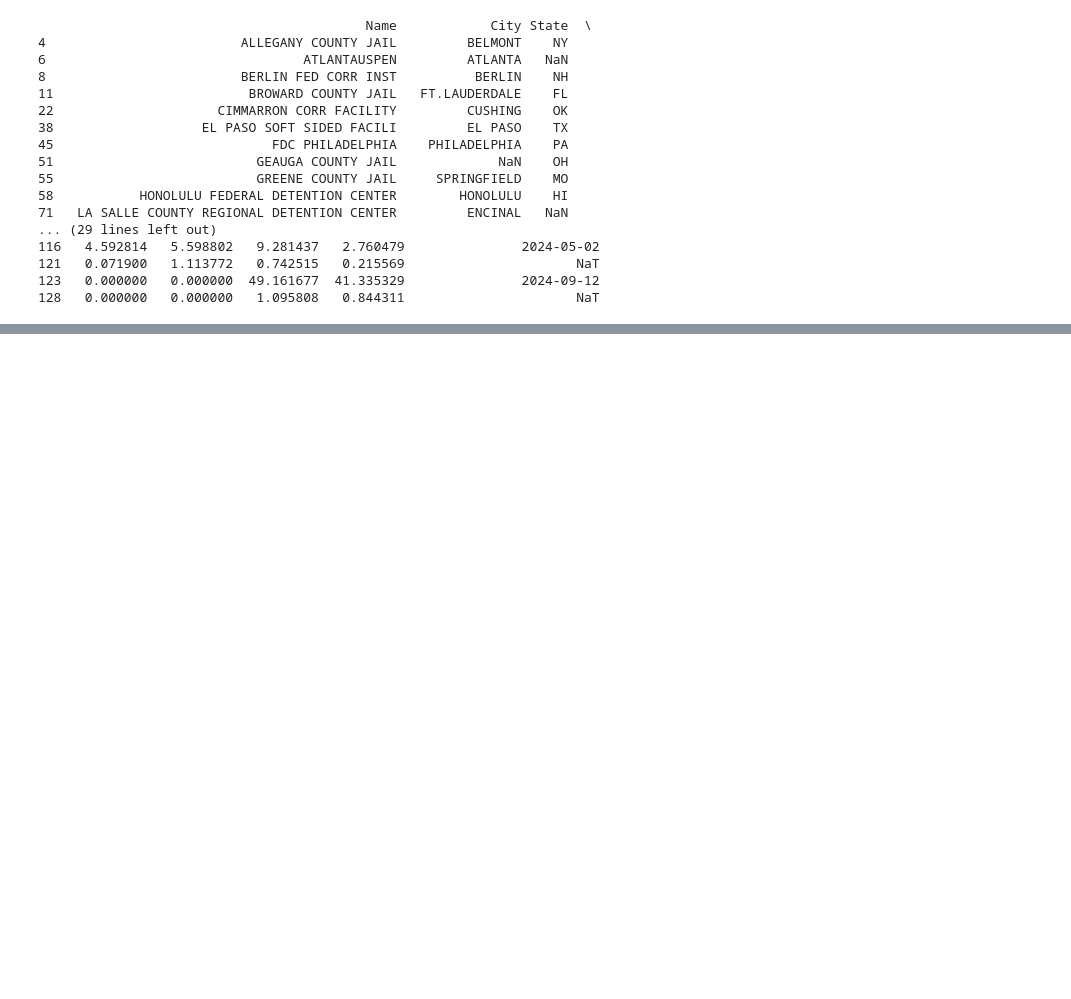
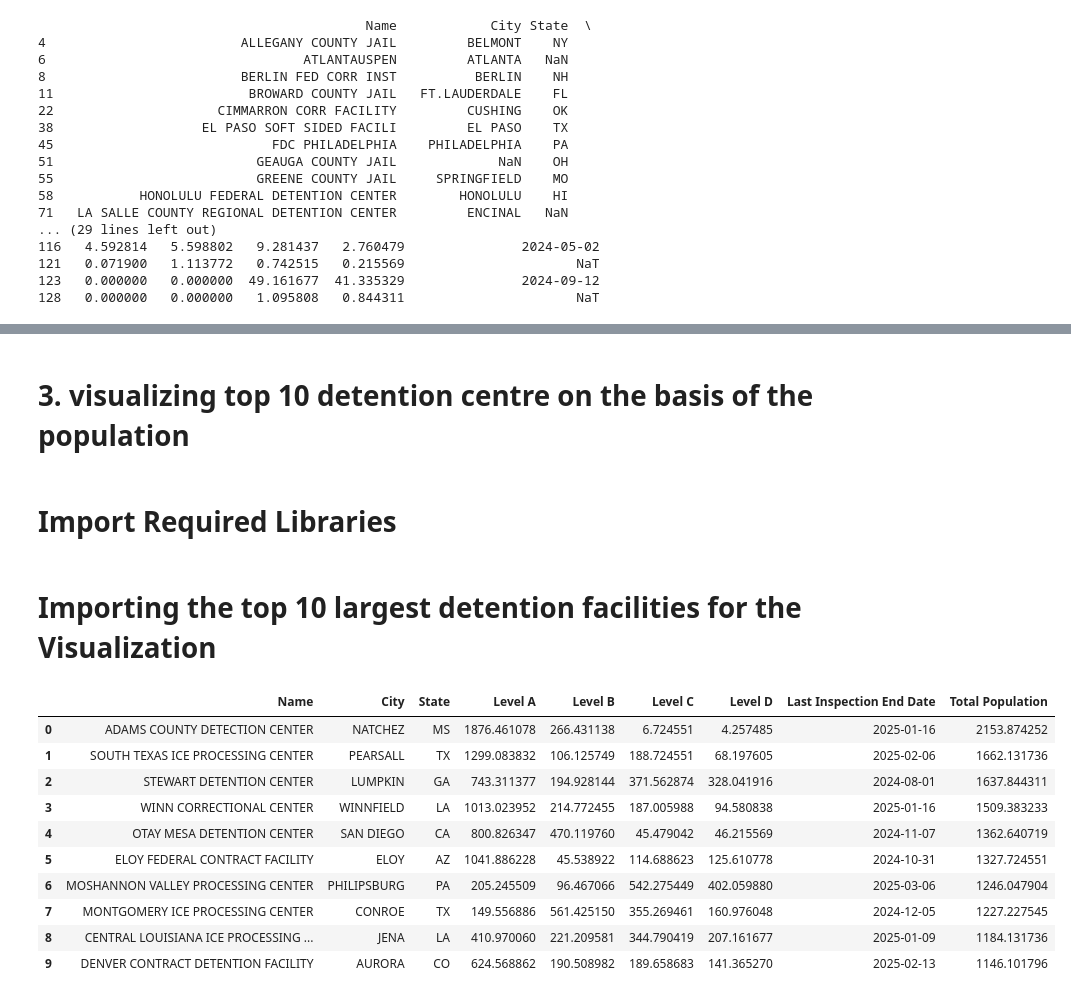
Before and after one commit to subekshya-s/data-screening-exercise, a Jupyter notebook: ice_data_cleaning.ipynb, the cells around one changed output, grey strips where cells are left out. Saved outputs shown, nothing was run; the diff lists cells and outputs as text; code cells hidden in the pictures; blank space fills up the shorter version.

```diff
--- a/ice_data_cleaning.ipynb
+++ b/ice_data_cleaning.ipynb
@@ -358,0 +426,4 @@ df.to_csv("data/cleaned_ice_detention.csv",index=False,encoding="utf-8")
+# %% [markdown]
+# 3. visualizing top 10 detention centre on the basis of the population
+# %% [markdown]
+# Import Required Libraries
@@ -358,0 +436,17 @@ df.to_csv("data/cleaned_ice_detention.csv",index=False,encoding="utf-8")
+# %% [markdown]
+# Importing the top 10 largest detention  facilities for the Visualization
+# %%
+top_10_largest_detention = pd.read_csv("data/top_10_detention_facilities.csv")
+top_10_largest_detention
+# %% [output]
+|  | Name | City | State | Level A | Level B | Level C | Level D | Last Inspection End Date | Total Population |
+| 0 | ADAMS COUNTY DETECTION CENTER | NATCHEZ | MS | 1876.461078 | 266.431138 | 6.724551 | 4.257485 | 2025-01-16 | 2153.874252 |
+| 1 | SOUTH TEXAS ICE PROCESSING CENTER | PEARSALL | TX | 1299.083832 | 106.125749 | 188.724551 | 68.197605 | 2025-02-06 | 1662.131736 |
+| 2 | STEWART DETENTION CENTER | LUMPKIN | GA | 743.311377 | 194.928144 | 371.562874 | 328.041916 | 2024-08-01 | 1637.844311 |
+| 3 | WINN CORRECTIONAL CENTER | WINNFIELD | LA | 1013.023952 | 214.772455 | 187.005988 | 94.580838 | 2025-01-16 | 1509.383233 |
+| 4 | OTAY MESA DETENTION CENTER | SAN DIEGO | CA | 800.826347 | 470.119760 | 45.479042 | 46.215569 | 2024-11-07 | 1362.640719 |
+| 5 | ELOY FEDERAL CONTRACT FACILITY | ELOY | AZ | 1041.886228 | 45.538922 | 114.688623 | 125.610778 | 2024-10-31 | 1327.724551 |
+| 6 | MOSHANNON VALLEY PROCESSING CENTER | PHILIPSBURG | PA | 205.245509 | 96.467066 | 542.275449 | 402.059880 | 2025-03-06 | 1246.047904 |
+| 7 | MONTGOMERY ICE PROCESSING CENTER | CONROE | TX | 149.556886 | 561.425150 | 355.269461 | 160.976048 | 2024-12-05 | 1227.227545 |
+| 8 | CENTRAL LOUISIANA ICE PROCESSING ... | JENA | LA | 410.970060 | 221.209581 | 344.790419 | 207.161677 | 2025-01-09 | 1184.131736 |
+| 9 | DENVER CONTRACT DETENTION FACILITY | AURORA | CO | 624.568862 | 190.508982 | 189.658683 | 141.365270 | 2025-02-13 | 1146.101796 |
```
Also changed, not shown: parts of 25 cells of this notebook, 5 other files.
